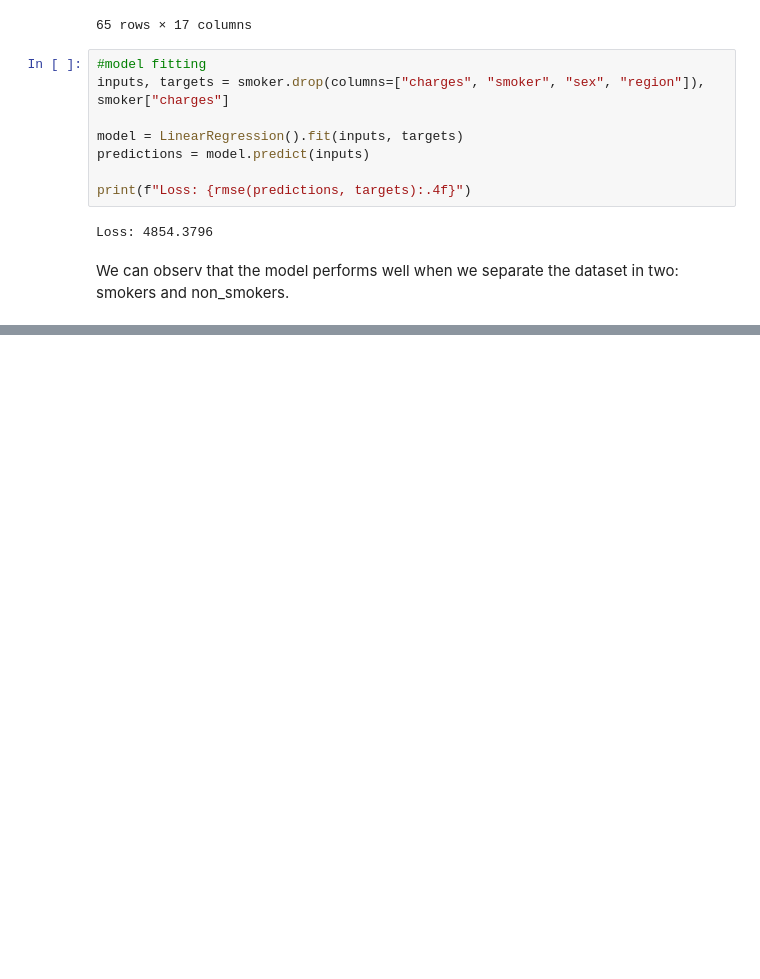
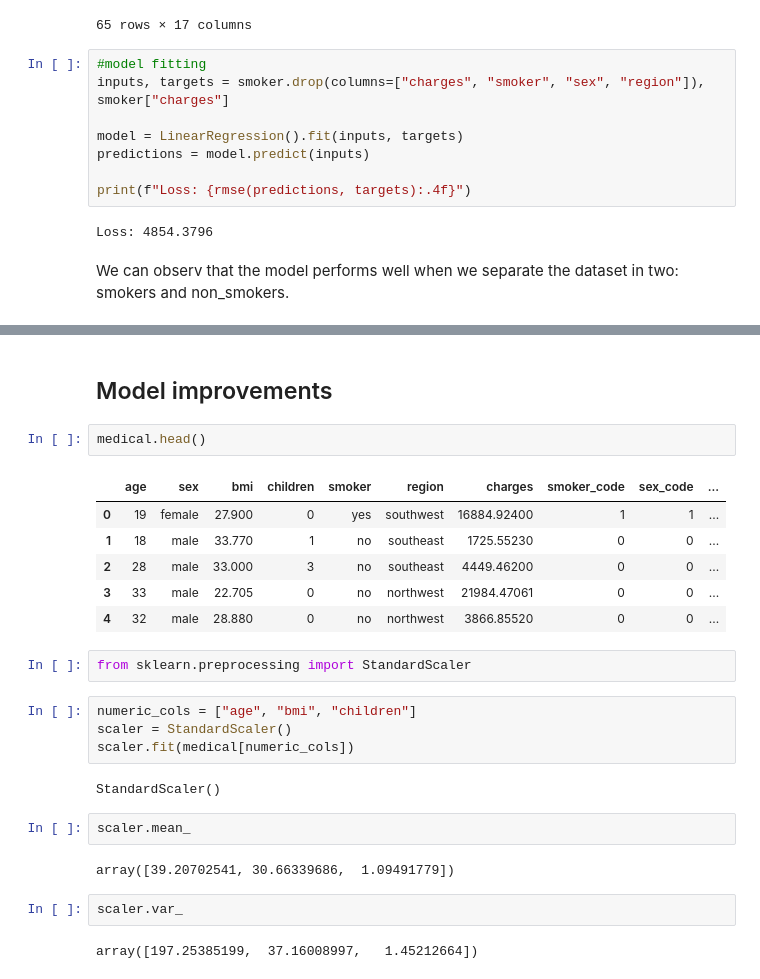
Before and after one commit to TheKryptonium/Machine-Learning-Journey, a Jupyter notebook: ML Algorithms and Scikit-learn/ML with Python and Scikit-Learn.ipynb, the cells around one changed output, grey strips where cells are left out. Cells and saved outputs as stored; diff of their text form; blank space fills up the shorter version.

Commit message:
model improvement

```diff
--- a/ML Algorithms and Scikit-learn/ML with Python and Scikit-Learn.ipynb
+++ b/ML Algorithms and Scikit-learn/ML with Python and Scikit-Learn.ipynb
@@ -547,0 +551,27 @@ sns.lineplot(x=medical["age"], y=predictions.ravel())
+# %% [markdown]
+## Model improvements
+# %%
+medical.head()
+# %% [output]
+|  | age | sex | bmi | children | smoker | region | charges | smoker_code | sex_code | ... |
+| 0 | 19 | female | 27.900 | 0 | yes | southwest | 16884.92400 | 1 | 1 | ... |
+| 1 | 18 | male | 33.770 | 1 | no | southeast | 1725.55230 | 0 | 0 | ... |
+| 2 | 28 | male | 33.000 | 3 | no | southeast | 4449.46200 | 0 | 0 | ... |
+| 3 | 33 | male | 22.705 | 0 | no | northwest | 21984.47061 | 0 | 0 | ... |
+| 4 | 32 | male | 28.880 | 0 | no | northwest | 3866.85520 | 0 | 0 | ... |
+# %%
+from sklearn.preprocessing import StandardScaler
+# %%
+numeric_cols = ["age", "bmi", "children"]
+scaler = StandardScaler()
+scaler.fit(medical[numeric_cols])
+# %% [output]
+StandardScaler()
+# %%
+scaler.mean_
+# %% [output]
+array([39.20702541, 30.66339686,  1.09491779])
+# %%
+scaler.var_
+# %% [output]
+array([197.25385199,  37.16008997,   1.45212664])
```
Also changed, not shown: parts of 6 cells of this notebook.
